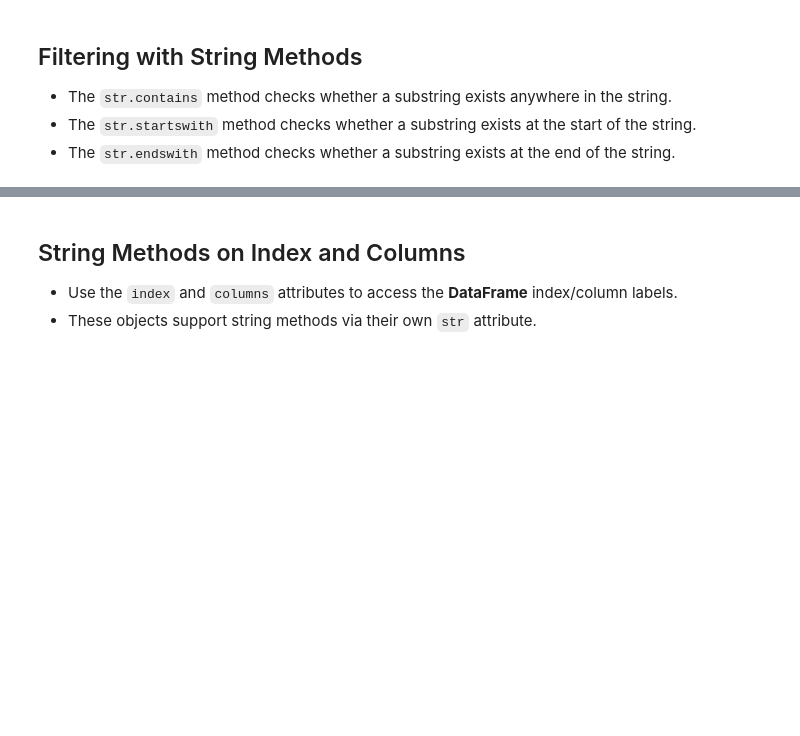
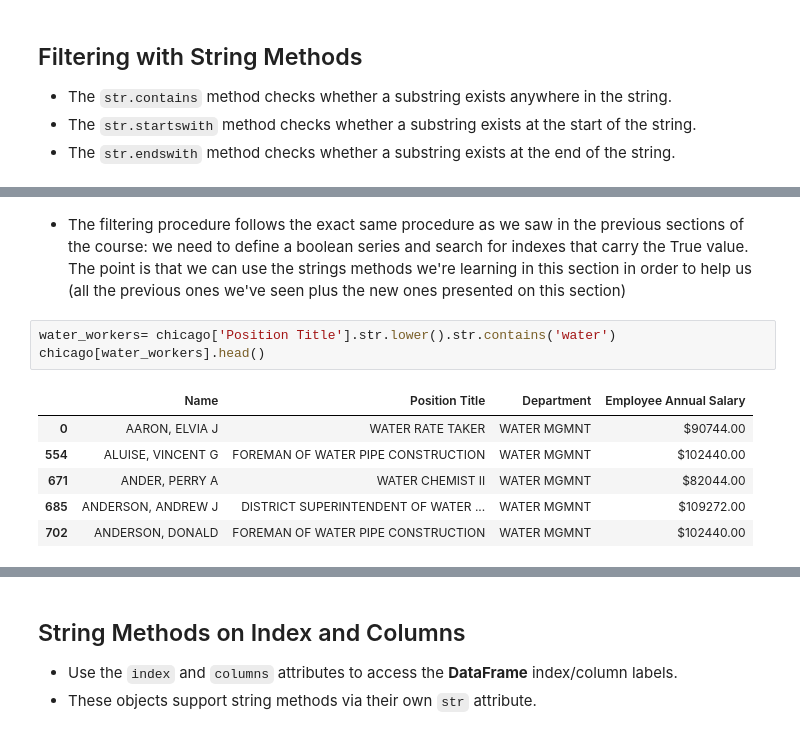
Before and after one commit to Lucas01iveira/Data-Engineering, a Jupyter notebook: Data Analysis with Pandas and Python/materials/pandas/Incomplete/07 - Working with Text Data.ipynb, the cells around one changed output, grey strips where cells are left out. Saved outputs shown, nothing was run; the diff lists cells and outputs as text; blank space fills up the shorter version.

```diff
--- a/Data Analysis with Pandas and Python/materials/pandas/Incomplete/07 - Working with Text Data.ipynb
+++ b/Data Analysis with Pandas and Python/materials/pandas/Incomplete/07 - Working with Text Data.ipynb
@@ -129,0 +137,12 @@ chicago.head()
+# %% [markdown]
+- The filtering procedure follows the exact same procedure as we saw in the previous sections of the course: we need to define a boolean series and search for indexes that carry the True value. The point is that we can use the strings methods we're learning in this section in order to help us (all the previous ones we've seen plus the new ones presented on this section)
+# %%
+water_workers= chicago['Position Title'].str.lower().str.contains('water')
+chicago[water_workers].head()
+# %% [output]
+|  | Name | Position Title | Department | Employee Annual Salary |
+| 0 | AARON, ELVIA J | WATER RATE TAKER | WATER MGMNT | $90744.00 |
+| 554 | ALUISE, VINCENT G | FOREMAN OF WATER PIPE CONSTRUCTION | WATER MGMNT | $102440.00 |
+| 671 | ANDER, PERRY A | WATER CHEMIST II | WATER MGMNT | $82044.00 |
+| 685 | ANDERSON, ANDREW J | DISTRICT SUPERINTENDENT OF WATER ... | WATER MGMNT | $109272.00 |
+| 702 | ANDERSON, DONALD | FOREMAN OF WATER PIPE CONSTRUCTION | WATER MGMNT | $102440.00 |
```
Also changed, not shown: parts of 10 cells of this notebook.
